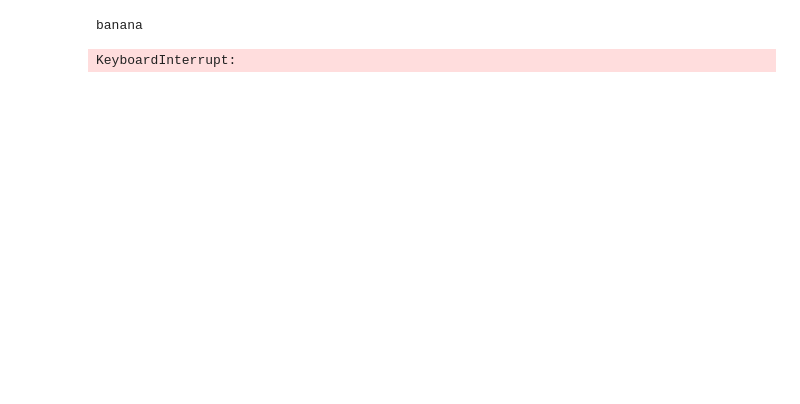
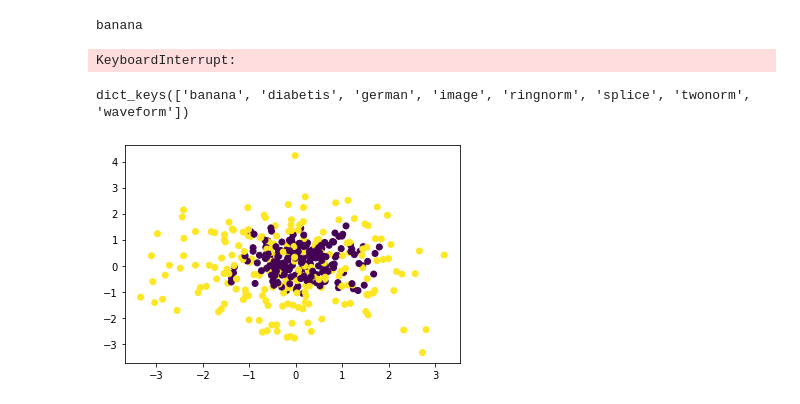
Before and after one commit to ahmadsalim/numpyro_stein, a Jupyter notebook: examples/bayes_lr.ipynb, the cells around one changed output. Saved outputs shown, nothing was run; the diff lists cells and outputs as text; code cells hidden in the pictures; blank space fills up the shorter version.

Commit message:
plotting

```diff
--- a/examples/bayes_lr.ipynb
+++ b/examples/bayes_lr.ipynb
@@ -64,3 +64,11 @@ for name, dataset in datasets.items():
 # %% [output]
 banana
 KeyboardInterrupt:
+# %%
+import matplotlib.pyplot as plt
+
+plt.scatter(datasets['ringnorm']['train']['input'][:, 0], datasets['ringnorm']['train']['input'][:, 1], c=datasets['ringnorm']['train']['class'])
+datasets.keys()
+# %% [output]
+dict_keys(['banana', 'diabetis', 'german', 'image', 'ringnorm', 'splice', 'twonorm', 'waveform'])
+[figure, added]
```
Also changed, not shown: parts of 1 cell of this notebook.
